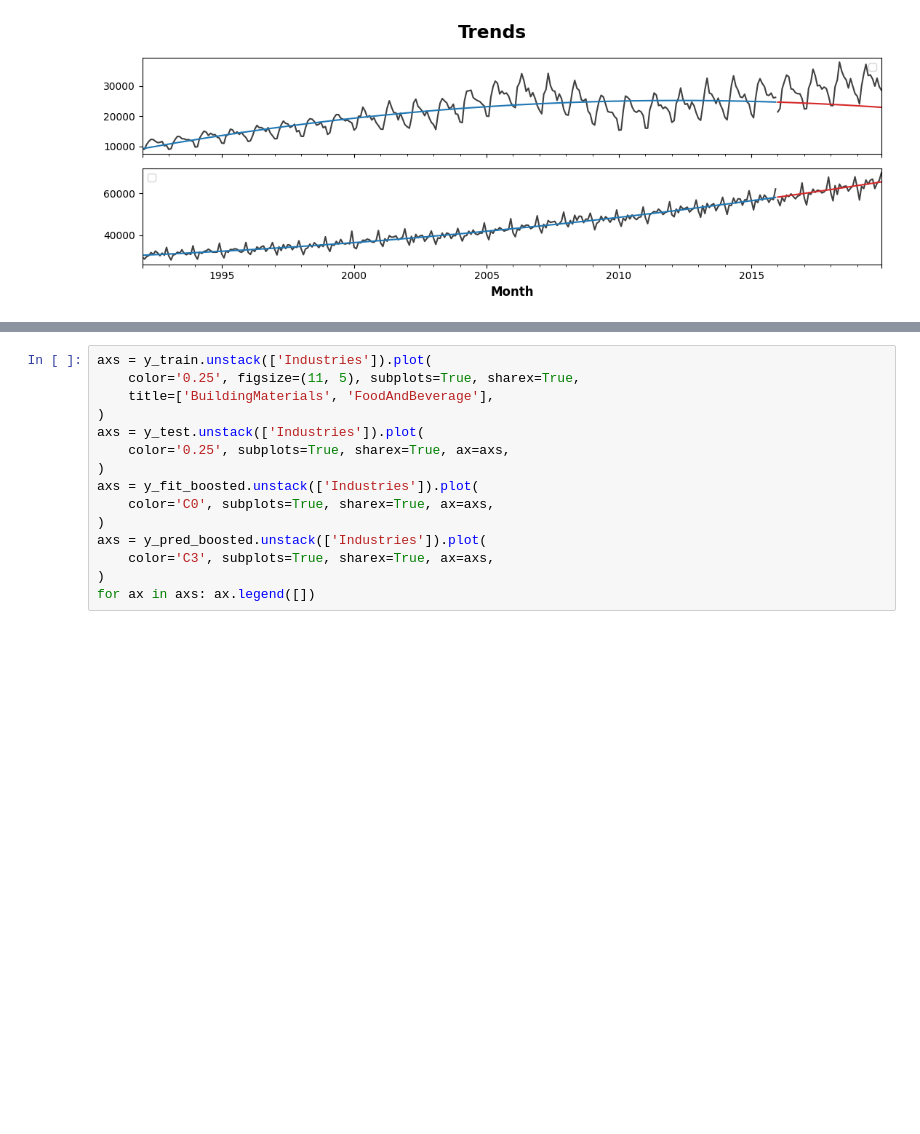
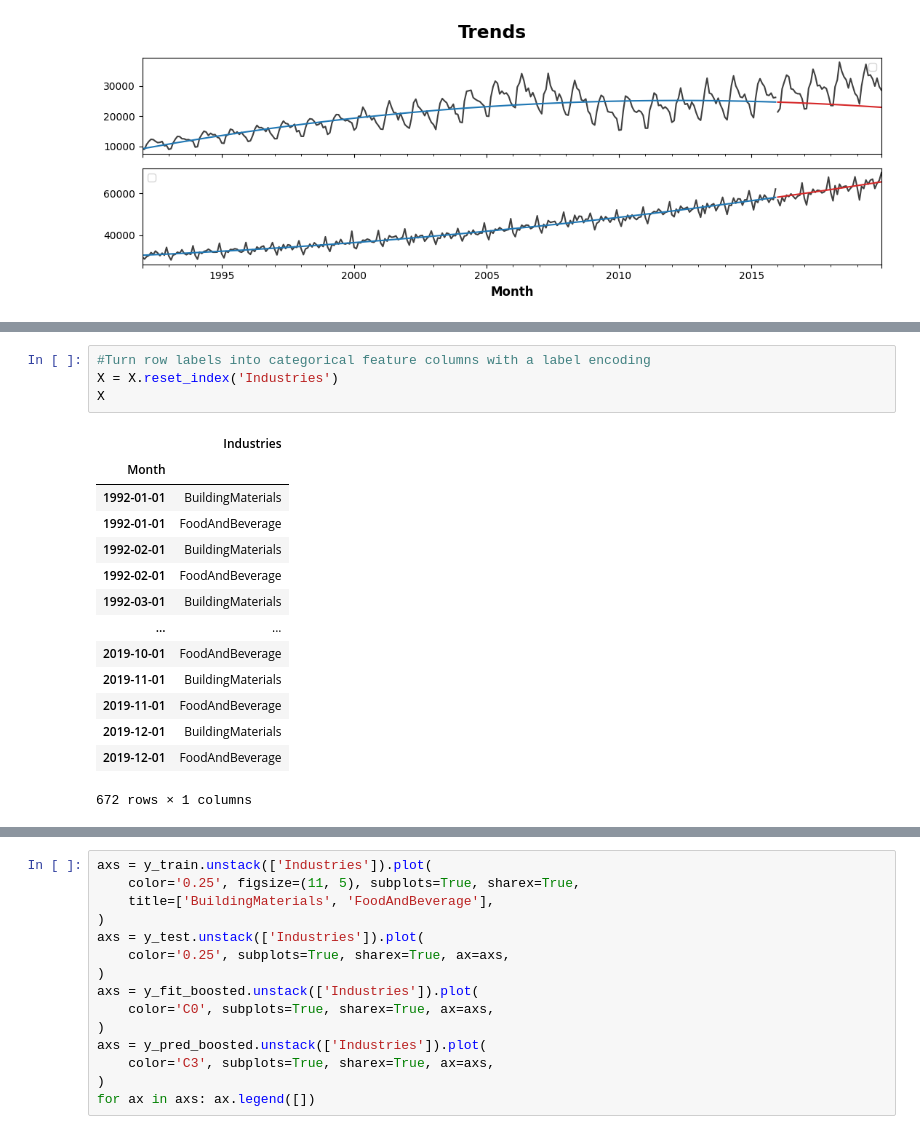
Before and after one commit to OveysSafarnejad/timeseries, a Jupyter notebook: src/intro.ipynb, the cells around one changed output, grey strips where cells are left out. Drawn from its saved outputs; the diff is of its cells as text; blank space fills up the shorter version.

```diff
--- a/src/intro.ipynb
+++ b/src/intro.ipynb
@@ -833 +870,20 @@ y = X.pop('Sales')
+# %%
+#Turn row labels into categorical feature columns with a label encoding
+X = X.reset_index('Industries')
+X
+# %% [output]
+|  | Industries |
+| Month |  |
+| 1992-01-01 | BuildingMaterials |
+| 1992-01-01 | FoodAndBeverage |
+| 1992-02-01 | BuildingMaterials |
+| 1992-02-01 | FoodAndBeverage |
+| 1992-03-01 | BuildingMaterials |
+| ... | ... |
+| 2019-10-01 | FoodAndBeverage |
+| 2019-11-01 | BuildingMaterials |
+| 2019-11-01 | FoodAndBeverage |
+| 2019-12-01 | BuildingMaterials |
+| 2019-12-01 | FoodAndBeverage |
+672 rows × 1 columns
 # %%
```
Also changed, not shown: parts of 4 cells of this notebook.
